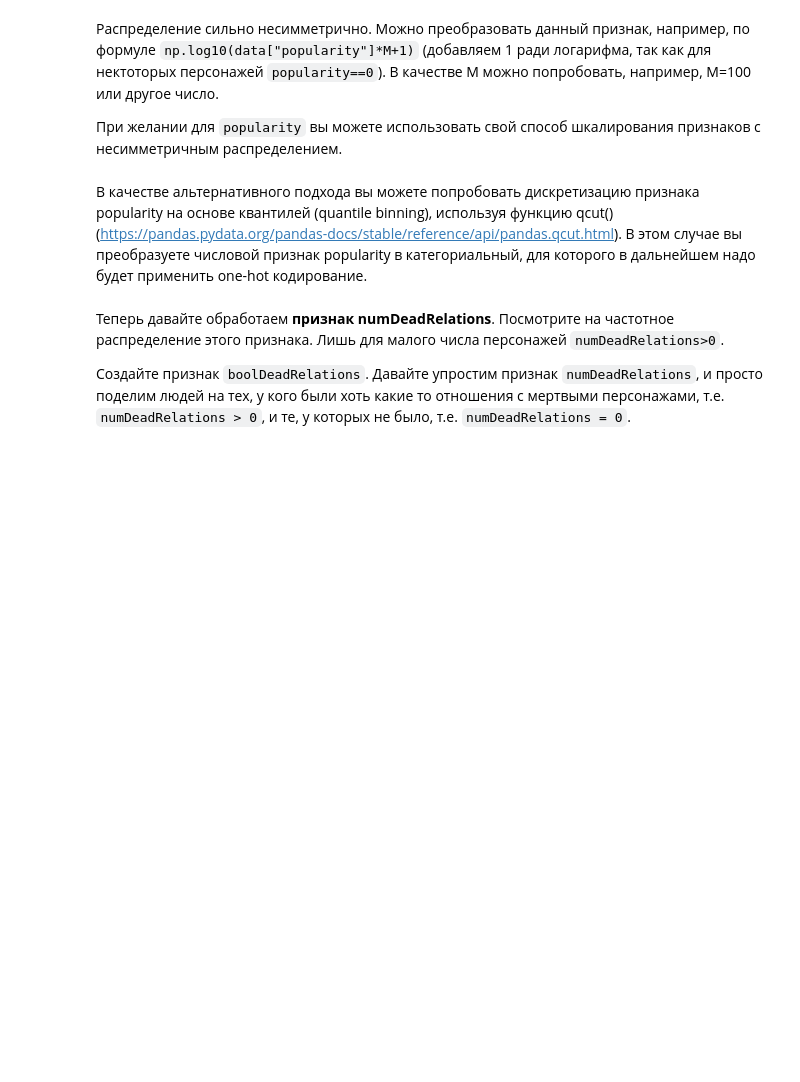
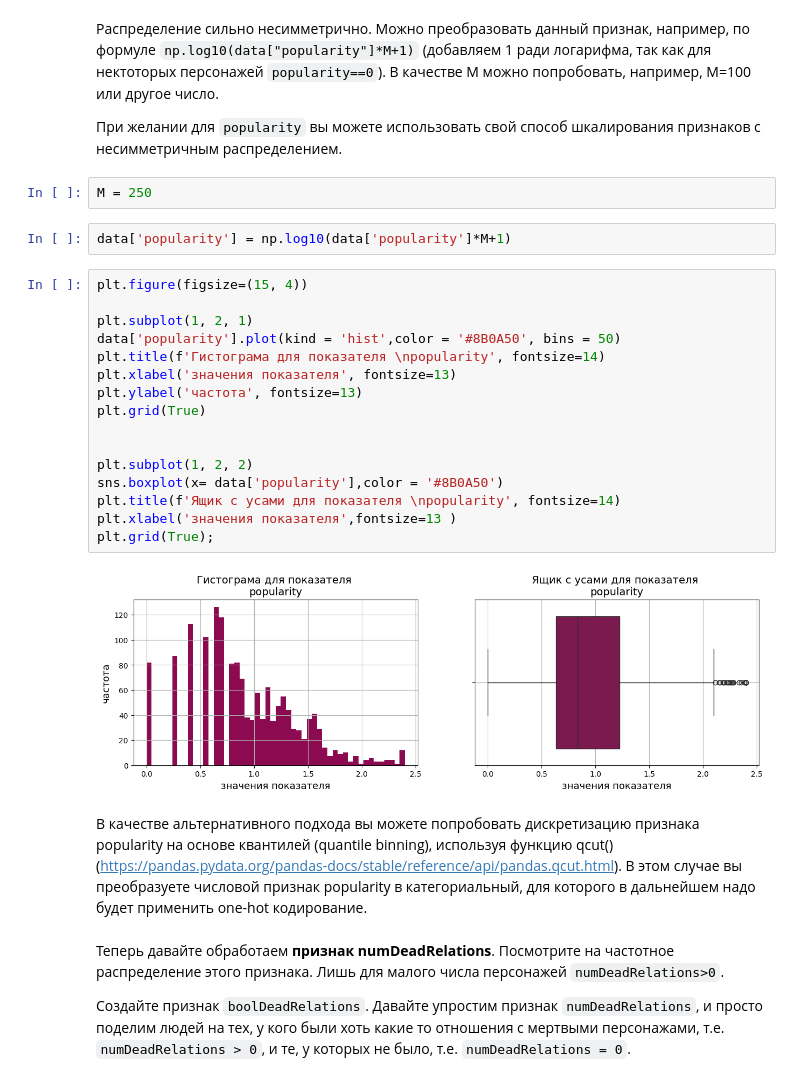
Before and after one commit to ValentinaZubareva2906/ValentinaZubareva2906, a Jupyter notebook: week_01_ml_intro/Homework/hw_1_game_of_thrones.ipynb, the cells around one changed output. Drawn from its saved outputs; the diff is of its cells as text; blank space fills up the shorter version.

```diff
--- a/week_01_ml_intro/Homework/hw_1_game_of_thrones.ipynb
+++ b/week_01_ml_intro/Homework/hw_1_game_of_thrones.ipynb
@@ -211,6 +234,28 @@ dtype: int64
 Распределение сильно несимметрично. Можно преобразовать данный признак, например, по формуле `np.log10(data["popularity"]*M+1)` (добавляем 1 ради логарифма, так как для нектоторых персонажей `popularity==0`). В качестве M можно попробовать, например, M=100 или другое число.
 
 При желании для `popularity` вы можете использовать свой способ шкалирования признаков с несимметричным распределением.
+# %%
+M = 250
+# %%
+data['popularity'] = np.log10(data['popularity']*M+1)
+# %%
+plt.figure(figsize=(15, 4))
+
+plt.subplot(1, 2, 1)
+data['popularity'].plot(kind = 'hist',color = '#8B0A50', bins = 50)
+plt.title(f'Гистограма для показателя \npopularity', fontsize=14)
+plt.xlabel('значения показателя', fontsize=13)
+plt.ylabel('частота', fontsize=13)
+plt.grid(True)
+
+
+plt.subplot(1, 2, 2)
+sns.boxplot(x= data['popularity'],color = '#8B0A50')
+plt.title(f'Ящик с усами для показателя \npopularity', fontsize=14)
+plt.xlabel('значения показателя',fontsize=13 )
+plt.grid(True);
+# %% [output]
+[figure, added]
 # %% [markdown]
 В качестве альтернативного подхода вы можете попробовать дискретизацию признака popularity на основе квантилей (quantile binning), используя функцию qcut() (https://pandas.pydata.org/pandas-docs/stable/reference/api/pandas.qcut.html). В этом случае вы преобразуете числовой признак popularity в категориальный, для которого в дальнейшем надо будет применить one-hot кодирование.
 # %% [markdown]
```
Also changed, not shown: parts of 47 cells of this notebook.
